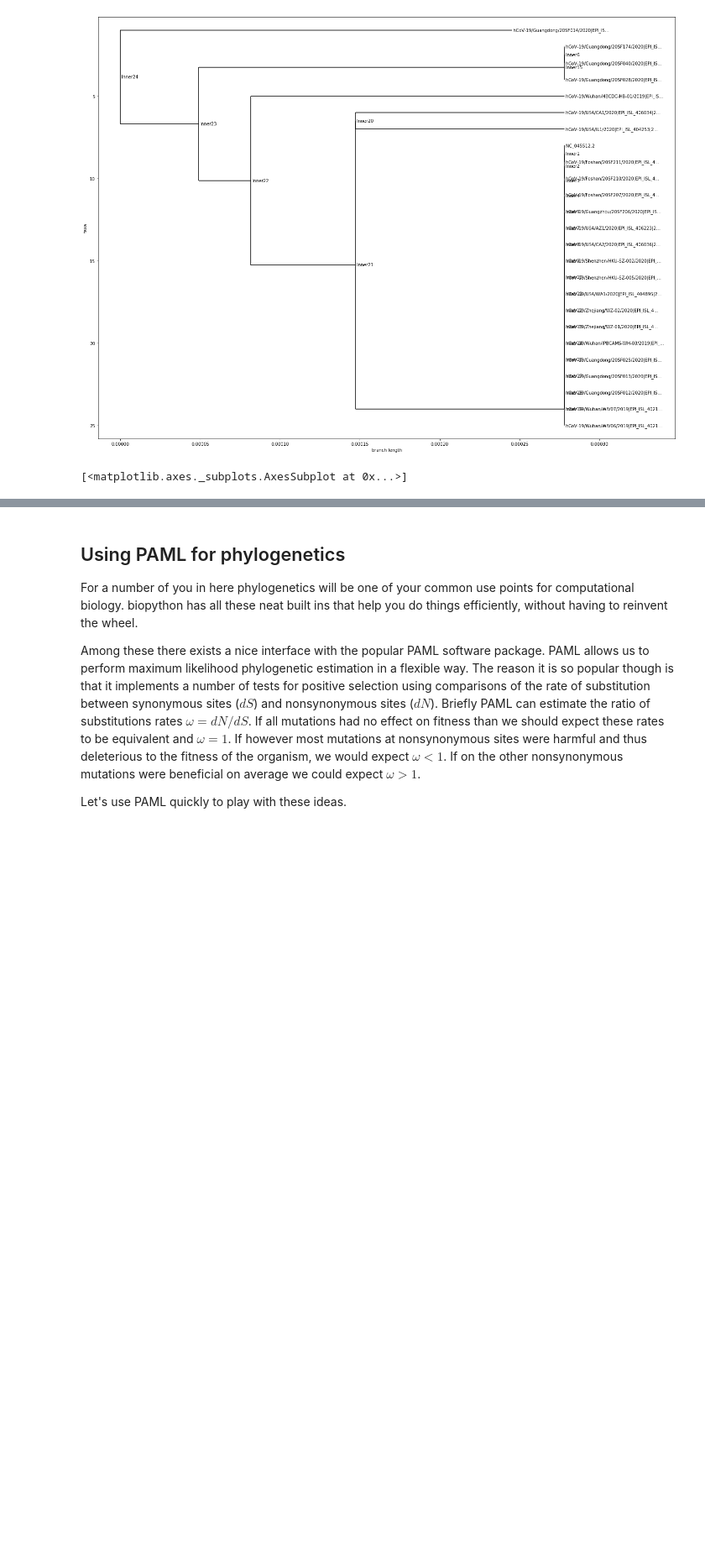
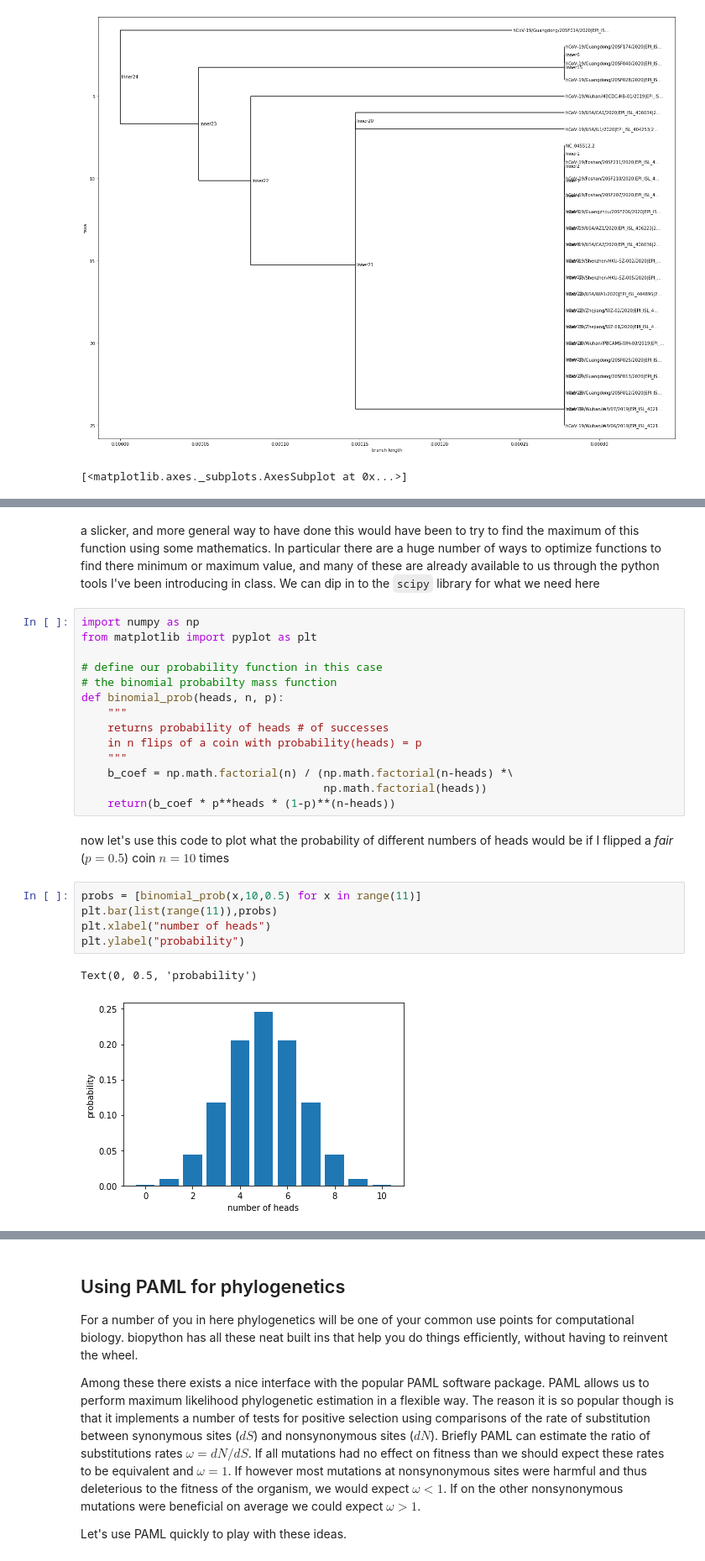
Before and after one commit to andrewkern/bio399, a Jupyter notebook: week4.ipynb, the cells around one changed output, grey strips where cells are left out. Shown at 84% size. Drawn from its saved outputs; the diff is of its cells as text; blank space fills up the shorter version.

```diff
--- a/week4.ipynb
+++ b/week4.ipynb
@@ -257,0 +276,26 @@ fig.axes
+# %% [markdown]
+a slicker, and more general way to have done this would have been to try to find the maximum of this function using some mathematics. In particular there are a huge number of ways to optimize functions to find there minimum or maximum value, and many of these are already available to us through the python tools I've been introducing in class. We can dip in to the `scipy` library for what we need here
+# %%
+import numpy as np
+from matplotlib import pyplot as plt
+
+# define our probability function in this case
+# the binomial probabilty mass function
+def binomial_prob(heads, n, p):
+    """
+    returns probability of heads # of successes
+    in n flips of a coin with probability(heads) = p
+    """
+    b_coef = np.math.factorial(n) / (np.math.factorial(n-heads) *\
+                                     np.math.factorial(heads))
+    return(b_coef * p**heads * (1-p)**(n-heads))
+# %% [markdown]
+now let's use this code to plot what the probability of different numbers of heads would be if I flipped a _fair_ ($p=0.5$) coin $n=10$ times
+# %%
+probs = [binomial_prob(x,10,0.5) for x in range(11)]
+plt.bar(list(range(11)),probs)
+plt.xlabel("number of heads")
+plt.ylabel("probability")
+# %% [output]
+Text(0, 0.5, 'probability')
+[figure, added]
```
Also changed, not shown: parts of 7 cells of this notebook, 1 other file.
